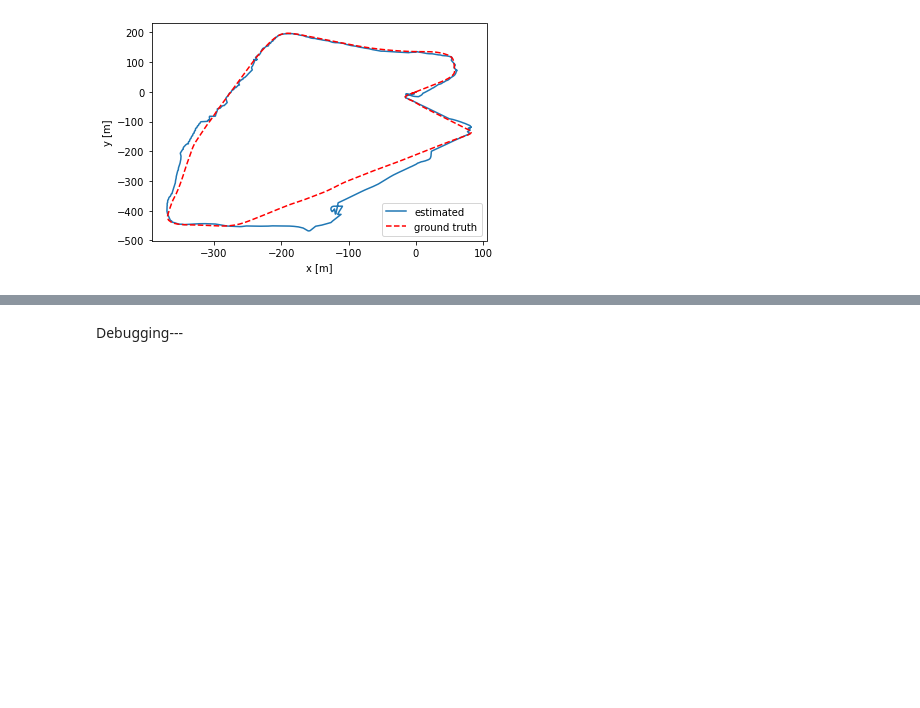
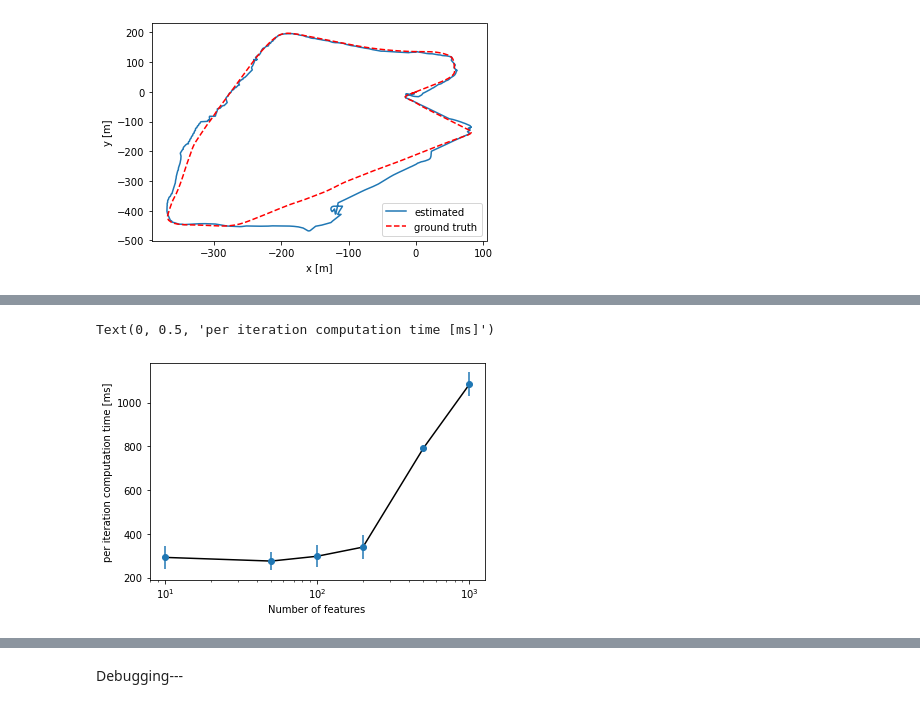
Before and after one commit to Stanford-NavLab/DDUncertaintyFilter, a Jupyter notebook: notebooks/05_31_22_DD_filter.ipynb, the cells around one changed output, grey strips where cells are left out. Cells and saved outputs as stored; diff of their text form; code cells hidden in the pictures; blank space fills up the shorter version.

```diff
--- a/notebooks/05_31_22_DD_filter.ipynb
+++ b/notebooks/05_31_22_DD_filter.ipynb
@@ -648,0 +502,21 @@ scale_line_search(1.0)
+# %%
+# create python dictionary with above values
+d = {
+    10: [255, 254, 369, 254, 368, 255],
+    50: [257, 368, 258, 252, 258, 261],
+    100: [266, 263, 257, 367, 262, 371],
+    200: [413, 302, 417, 299, 303, 303],
+    500: [798, 796, 795, 794, 789, 783],
+    1000: [1130, 1030, 1150, 1050, 1130, 1010],
+    }
+
+# plot error bars
+plt.errorbar(d.keys(), [np.mean(v) for v in d.values()], yerr=[np.std(v) for v in d.values()], fmt='o')
+plt.plot(d.keys(), [np.mean(v) for v in d.values()], 'k-')
+plt.xscale('log')
+
+plt.xlabel('Number of features')
+plt.ylabel('per iteration computation time [ms]')
+# %% [output]
+Text(0, 0.5, 'per iteration computation time [ms]')
+[figure, added]
```
Also changed, not shown: parts of 13 cells of this notebook, 17 other files.
